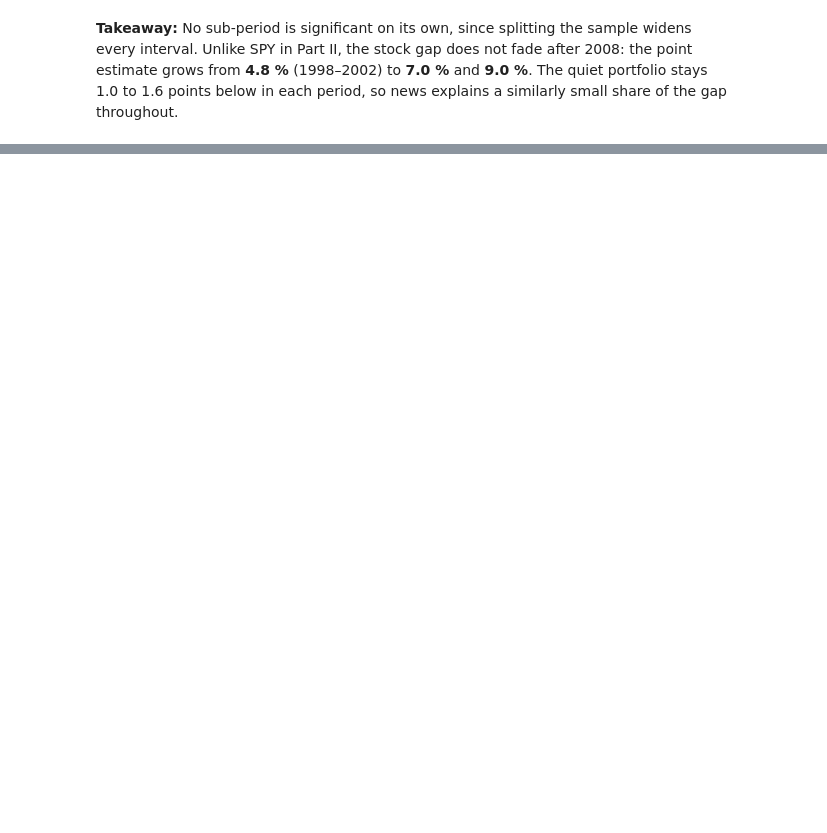
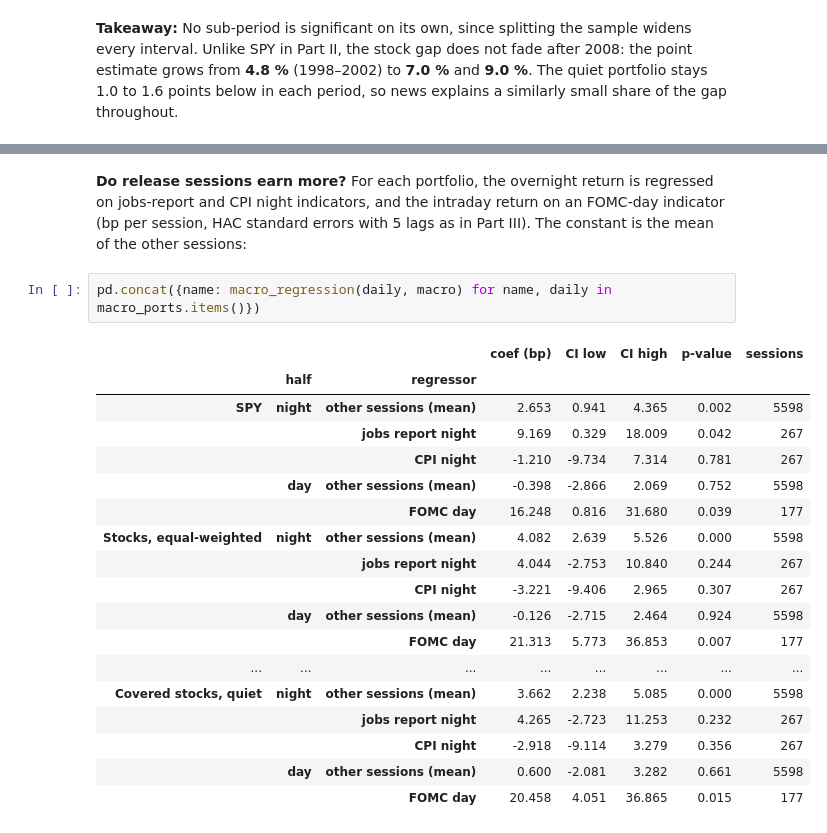
Before and after one commit to theanalysts-ada/Project_ADA_Stock_Markets_TheAnalysts, a Jupyter notebook: results.ipynb, the cells around one changed output, grey strips where cells are left out. Cells and saved outputs as stored; diff of their text form; blank space fills up the shorter version.

```diff
--- a/results.ipynb
+++ b/results.ipynb
@@ -990,0 +1012,23 @@ quiet_gap_by_period(news_ports)
+# %% [markdown]
+**Do release sessions earn more?** For each portfolio, the overnight return is regressed on jobs-report and CPI night indicators, and the intraday return on an FOMC-day indicator (bp per session, HAC standard errors with 5 lags as in Part III). The constant is the mean of the other sessions:
+# %%
+pd.concat({name: macro_regression(daily, macro) for name, daily in macro_ports.items()})
+# %% [output]
+|  |  |  | coef (bp) | CI low | CI high | p-value | sessions |
+|  | half | regressor |  |  |  |  |  |
+| SPY | night | other sessions (mean) | 2.653 | 0.941 | 4.365 | 0.002 | 5598 |
+|  |  | jobs report night | 9.169 | 0.329 | 18.009 | 0.042 | 267 |
+|  |  | CPI night | -1.210 | -9.734 | 7.314 | 0.781 | 267 |
+|  | day | other sessions (mean) | -0.398 | -2.866 | 2.069 | 0.752 | 5598 |
+|  |  | FOMC day | 16.248 | 0.816 | 31.680 | 0.039 | 177 |
+| Stocks, equal-weighted | night | other sessions (mean) | 4.082 | 2.639 | 5.526 | 0.000 | 5598 |
+|  |  | jobs report night | 4.044 | -2.753 | 10.840 | 0.244 | 267 |
+|  |  | CPI night | -3.221 | -9.406 | 2.965 | 0.307 | 267 |
+|  | day | other sessions (mean) | -0.126 | -2.715 | 2.464 | 0.924 | 5598 |
+|  |  | FOMC day | 21.313 | 5.773 | 36.853 | 0.007 | 177 |
+| ... | ... | ... | ... | ... | ... | ... | ... |
+| Covered stocks, quiet | night | other sessions (mean) | 3.662 | 2.238 | 5.085 | 0.000 | 5598 |
+|  |  | jobs report night | 4.265 | -2.723 | 11.253 | 0.232 | 267 |
+|  |  | CPI night | -2.918 | -9.114 | 3.279 | 0.356 | 267 |
+|  | day | other sessions (mean) | 0.600 | -2.081 | 3.282 | 0.661 | 5598 |
+|  |  | FOMC day | 20.458 | 4.051 | 36.865 | 0.015 | 177 |
```
Also changed, not shown: parts of 20 cells of this notebook.
